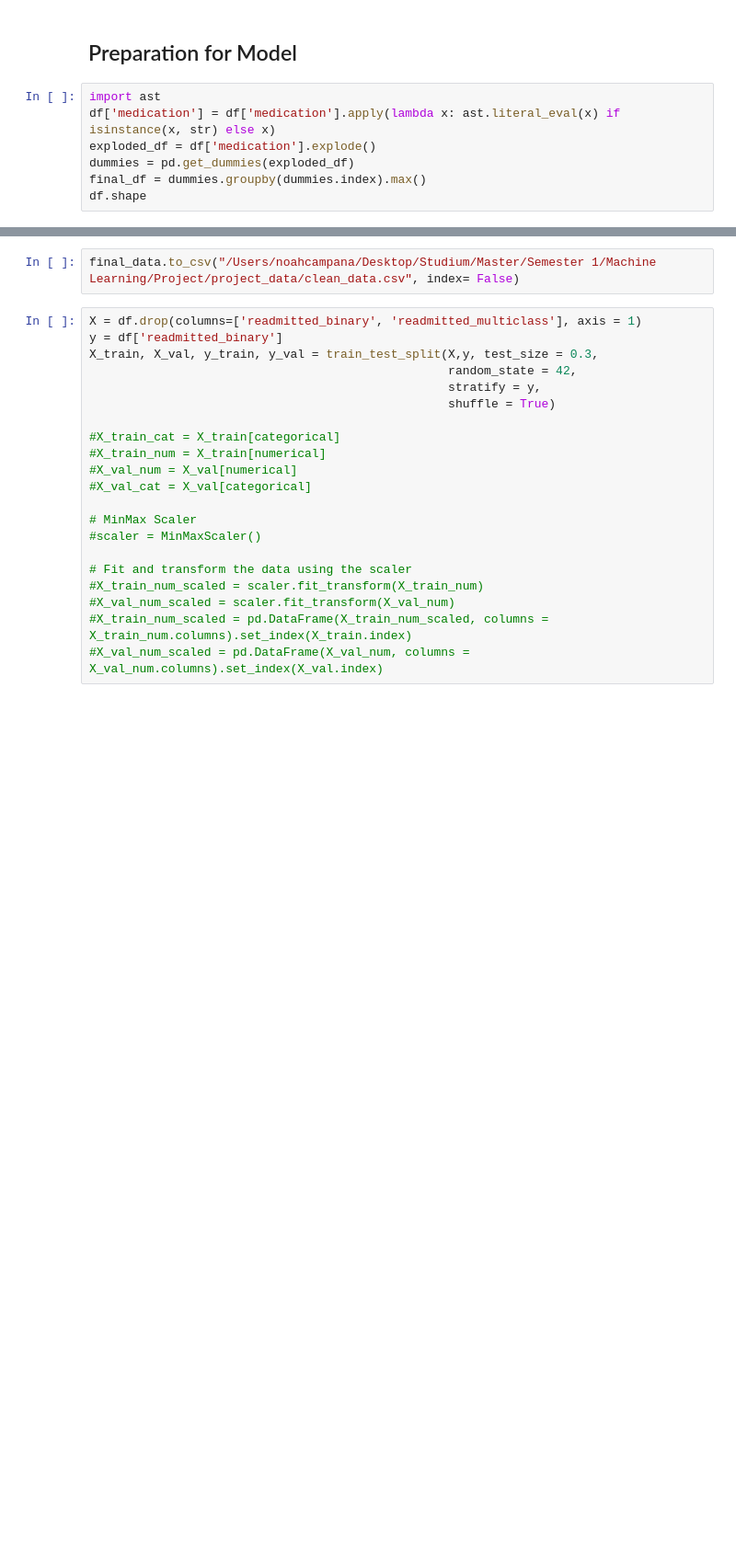
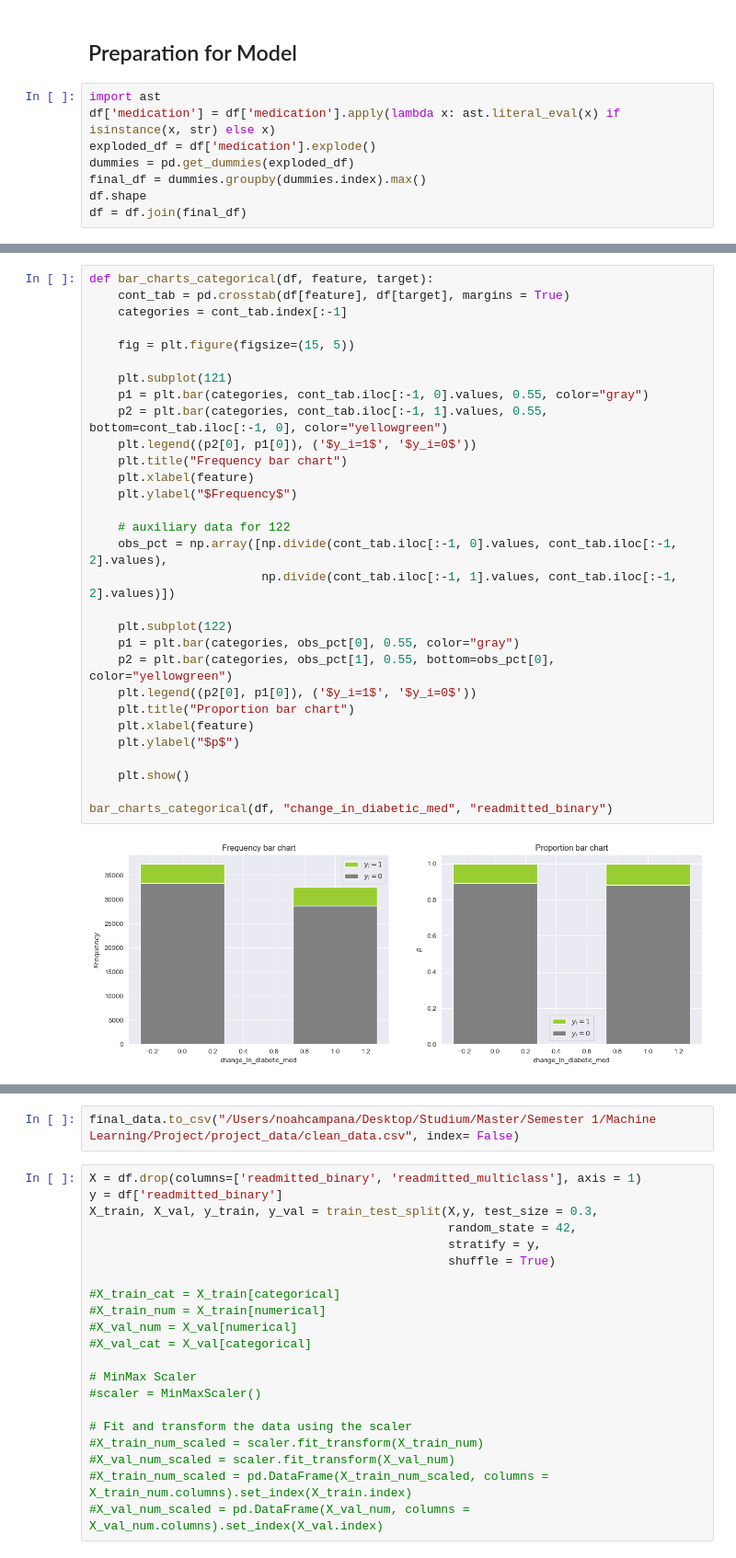
Before and after one commit to cmpnoah/Hospital_ML, a Jupyter notebook: Noah's data/Data_processing_pipeline.ipynb, the cells around one changed output, grey strips where cells are left out. Shown at 92% size. Cells and saved outputs as stored; diff of their text form; blank space fills up the shorter version.

```diff
--- a/Noah's data/Data_processing_pipeline.ipynb
+++ b/Noah's data/Data_processing_pipeline.ipynb
@@ -454,3 +466,4 @@ exploded_df = df['medication'].explode()
 dummies = pd.get_dummies(exploded_df)
 final_df = dummies.groupby(dummies.index).max()
 df.shape
+df = df.join(final_df)
@@ -470 +488,33 @@ df.head()
+# %%
+def bar_charts_categorical(df, feature, target):
+    cont_tab = pd.crosstab(df[feature], df[target], margins = True)
+    categories = cont_tab.index[:-1]
+
+    fig = plt.figure(figsize=(15, 5))
+
+    plt.subplot(121)
+    p1 = plt.bar(categories, cont_tab.iloc[:-1, 0].values, 0.55, color="gray")
+    p2 = plt.bar(categories, cont_tab.iloc[:-1, 1].values, 0.55, bottom=cont_tab.iloc[:-1, 0], color="yellowgreen")
+    plt.legend((p2[0], p1[0]), ('$y_i=1$', '$y_i=0$'))
+    plt.title("Frequency bar chart")
+    plt.xlabel(feature)
+    plt.ylabel("$Frequency$")
+
+    # auxiliary data for 122
+    obs_pct = np.array([np.divide(cont_tab.iloc[:-1, 0].values, cont_tab.iloc[:-1, 2].values),
+                        np.divide(cont_tab.iloc[:-1, 1].values, cont_tab.iloc[:-1, 2].values)])
+
+    plt.subplot(122)
+    p1 = plt.bar(categories, obs_pct[0], 0.55, color="gray")
+    p2 = plt.bar(categories, obs_pct[1], 0.55, bottom=obs_pct[0], color="yellowgreen")
+    plt.legend((p2[0], p1[0]), ('$y_i=1$', '$y_i=0$'))
+    plt.title("Proportion bar chart")
+    plt.xlabel(feature)
+    plt.ylabel("$p$")
+
+    plt.show()
+
+bar_charts_categorical(df, "change_in_diabetic_med", "readmitted_binary")
+# %% [output]
+[figure, added]
 # %%
```
Also changed, not shown: parts of 8 cells of this notebook, 1 other file.
